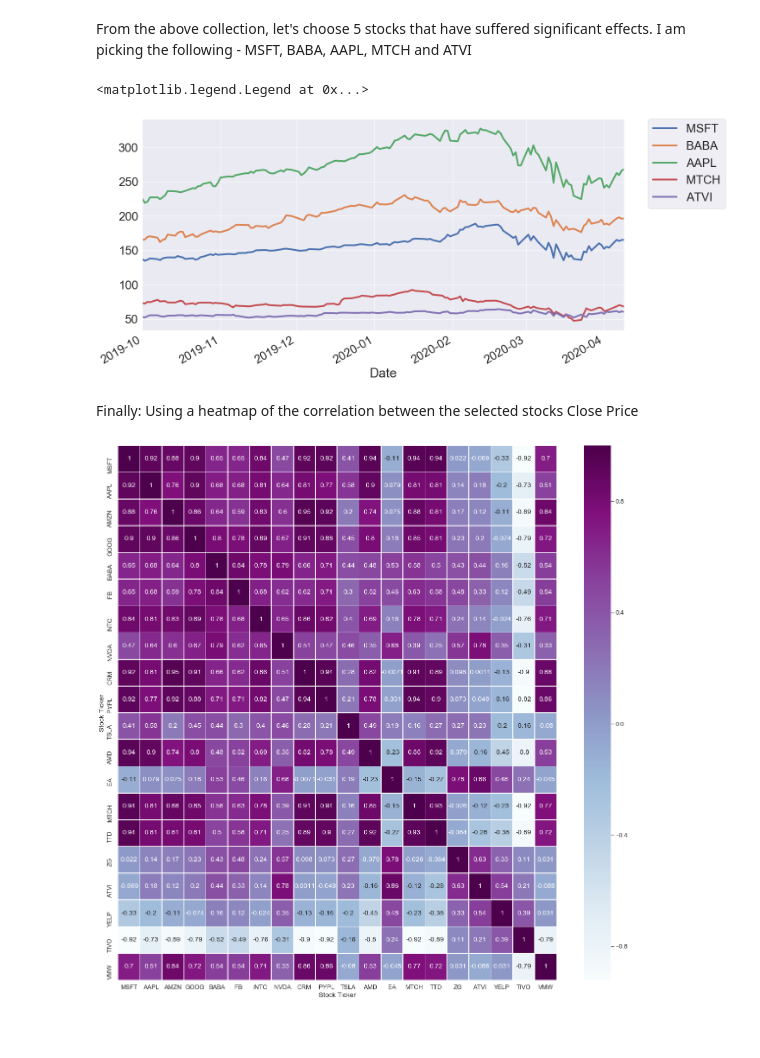
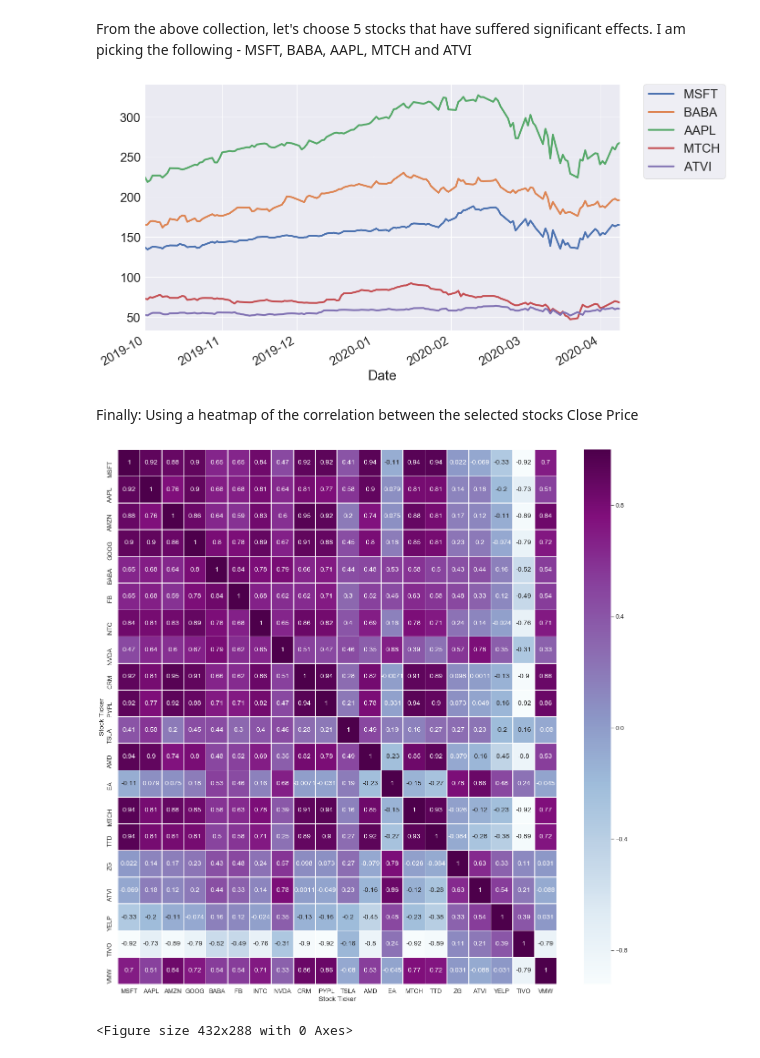
Before and after one commit to atreyid/COVID_19_Tech_Stocks_Analysis, a Jupyter notebook: index.ipynb, the cells around one changed output. Saved outputs shown, nothing was run; the diff lists cells and outputs as text; code cells hidden in the pictures; blank space fills up the shorter version.

```diff
--- a/index.ipynb
+++ b/index.ipynb
@@ -205,12 +207,12 @@ From the above collection, let's choose 5 stocks that have suffered significant
 # %%
 selected_tickers = ['MSFT', 'BABA', 'AAPL', 'MTCH','ATVI']
 selected_tech_stocks = pd.concat([df_map['MSFT'],df_map['BABA'],df_map['AAPL'],df_map['MTCH'],df_map['ATVI']],axis=1,keys=selected_tickers)
 selected_tech_stocks.columns.names = ['Stock Ticker','Stock Info']
 selected_tech_stocks.xs(key='Close',axis=1,level='Stock Info').loc['2019-10-01':current_date_str].plot(figsize=(20,10),linewidth=4.0)
 plt.legend(bbox_to_anchor=(1.05, 1), loc='upper left', borderaxespad=0.)
+plt.tight_layout()
 # %% [output]
-<matplotlib.legend.Legend at 0x...>
-[figure, old version]
+[figure, new version]
 # %% [markdown]
 Finally: Using a heatmap of the correlation between the selected stocks Close Price
 # %%
@@ -222,5 +224,7 @@ b += 0.5 # Add 0.5 to the bottom
 t -= 0.5 # Subtract 0.5 from the top
 plt.ylim(b, t) # update the ylim(bottom, top) values
 plt.show()
+plt.tight_layout()
 # %% [output]
 [figure]
+<Figure size 432x288 with 0 Axes>
```
Also changed, not shown: parts of 10 cells of this notebook, 2 other files.
